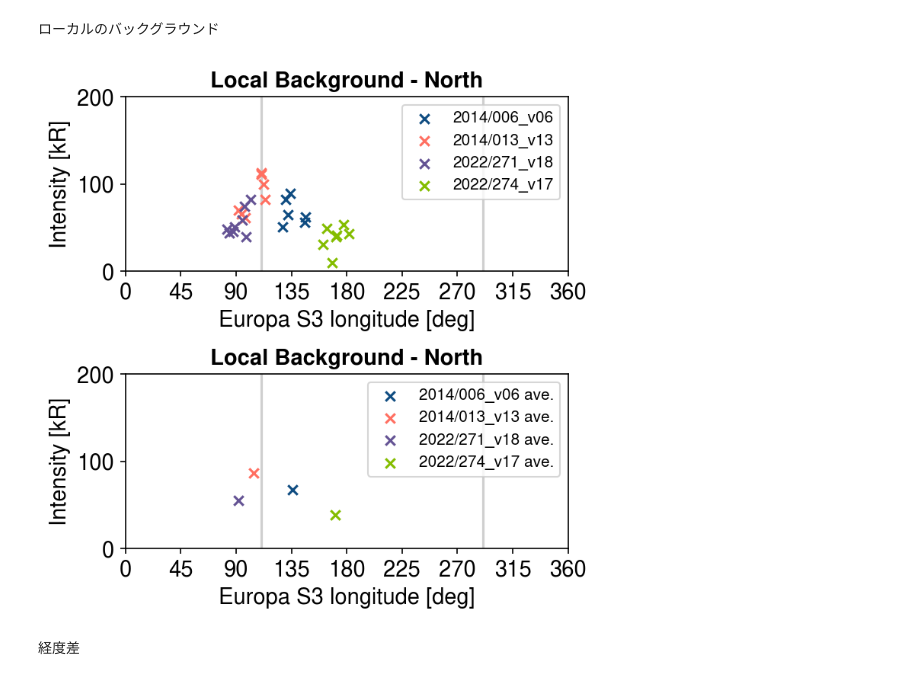
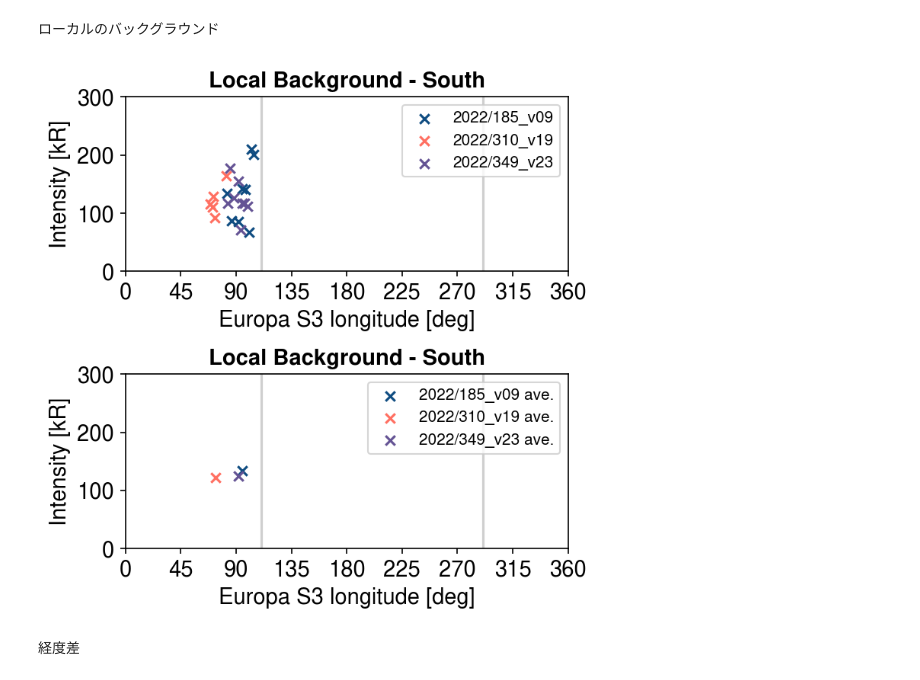
Before and after one commit to ShinnosukeSatoh/HST_Jupiter_footprints, a Jupyter notebook: photometry_plot.ipynb, the cells around one changed output. Drawn from its saved outputs; the diff is of its cells as text; code cells hidden in the pictures.

```diff
--- a/photometry_plot.ipynb
+++ b/photometry_plot.ipynb
@@ -67,7 +67,7 @@ JRM33計算結果
 # %% [markdown]
 EFPの明るさ
 # %%
-hem = 'North'
+hem = 'South'
 if hem == 'North':
     doy = north_doy
 elif hem == 'South':
@@ -79,7 +79,7 @@ fontsize = 14
 fig, ax = plt.subplots(2,1, figsize=(5,5), dpi=150)
 ax[0].set_title('Europa Footprint Brightness - '+hem, weight='bold', fontsize=fontsize)
 ax[0].set_xlim(0,360)
-ax[0].set_ylim(0,300)
+ax[0].set_ylim(0,400)
 # ax.set_yticks(np.linspace(-10,200,5))
 # ax.set_yticklabels(np.linspace(-10,200,5))
 ax[0].set_xticks(np.linspace(0,360,9))
@@ -100,11 +100,11 @@ for i in range(len(doy)):
     ax[0].scatter(moons30_arr, b0_arr, marker='x', c=cpalette[i], label=doy[i], zorder=1)
 ax[0].axvline(x=110.61452513966482, color='#cfcfcf', zorder=0.5)
 ax[0].axvline(x=110.61452513966482+180, color='#cfcfcf', zorder=0.5)
-ax[0].legend()
+ax[0].legend(loc='upper right')
 
 ax[1].set_title('Europa Footprint Brightness - '+hem, weight='bold', fontsize=fontsize)
 ax[1].set_xlim(0,360)
-ax[1].set_ylim(0,300)
+ax[1].set_ylim(0,400)
 # ax.set_yticks(np.linspace(-10,200,5))
 # ax.set_yticklabels(np.linspace(-10,200,5))
 ax[1].set_xticks(np.linspace(0,360,9))
@@ -125,7 +125,7 @@ for i in range(len(doy)):
     ax[1].scatter(moons30_ave, b0_ave, marker='x', c=cpalette[i], label=doy[i]+' ave.', zorder=1)
 ax[1].axvline(x=110.61452513966482, color='#cfcfcf', zorder=0.5)
 ax[1].axvline(x=110.61452513966482+180, color='#cfcfcf', zorder=0.5)
-ax[1].legend()
+ax[1].legend(loc='upper right')
 fig.tight_layout()
 plt.show()
 # %% [output]
@@ -133,7 +133,7 @@ plt.show()
 # %% [markdown]
 スポット内トータル
 # %%
-hem = 'North'
+hem = 'South'
 if hem == 'North':
     doy = north_doy
 elif hem == 'South':
@@ -145,7 +145,7 @@ fontsize = 14
 fig, ax = plt.subplots(2,1, figsize=(5,5), dpi=150)
 ax[0].set_title('Total Brightness - '+hem, weight='bold', fontsize=fontsize)
 ax[0].set_xlim(0,360)
-ax[0].set_ylim(0,400)
+ax[0].set_ylim(0,600)
 # ax.set_yticks(np.linspace(-10,200,5))
 # ax.set_yticklabels(np.linspace(-10,200,5))
 ax[0].set_xticks(np.linspace(0,360,9))
@@ -166,11 +166,11 @@ for i in range(len(doy)):
     ax[0].scatter(moons30_arr, b0_arr+b1_arr, marker='x', c=cpalette[i], label=doy[i], zorder=1)
 ax[0].axvline(x=110.61452513966482, color='#cfcfcf', zorder=0.5)
 ax[0].axvline(x=110.61452513966482+180, color='#cfcfcf', zorder=0.5)
-ax[0].legend()
+ax[0].legend(loc='upper right')
 
 ax[1].set_title('Total Brightness - '+hem, weight='bold', fontsize=fontsize)
 ax[1].set_xlim(0,360)
-ax[1].set_ylim(0,400)
+ax[1].set_ylim(0,600)
 # ax.set_yticks(np.linspace(-10,200,5))
 # ax.set_yticklabels(np.linspace(-10,200,5))
 ax[1].set_xticks(np.linspace(0,360,9))
@@ -191,7 +191,7 @@ for i in range(len(doy)):
     ax[1].scatter(moons30_ave, b0_ave+b1_ave, marker='x', c=cpalette[i], label=doy[i]+' ave.', zorder=1)
 ax[1].axvline(x=110.61452513966482, color='#cfcfcf', zorder=0.5)
 ax[1].axvline(x=110.61452513966482+180, color='#cfcfcf', zorder=0.5)
-ax[1].legend()
+ax[1].legend(loc='upper right')
 fig.tight_layout()
 plt.show()
 # %% [output]
@@ -199,7 +199,7 @@ plt.show()
 # %% [markdown]
 ローカルのバックグラウンド
 # %%
-hem = 'North'
+hem = 'South'
 if hem == 'North':
     doy = north_doy
 elif hem == 'South':
@@ -211,7 +211,7 @@ fontsize = 14
 fig, ax = plt.subplots(2,1, figsize=(5,5), dpi=150)
 ax[0].set_title('Local Background - '+hem, weight='bold', fontsize=fontsize)
 ax[0].set_xlim(0,360)
-ax[0].set_ylim(0,200)
+ax[0].set_ylim(0,300)
 # ax.set_yticks(np.linspace(-10,200,5))
 # ax.set_yticklabels(np.linspace(-10,200,5))
 ax[0].set_xticks(np.linspace(0,360,9))
@@ -231,36 +231,36 @@ for i in range(len(doy)):
     b1_arr = b1_arr[idx]
     ax[0].scatter(moons30_arr, b1_arr, marker='x', c=cpalette[i], label=doy[i], zorder=1)
 ax[0].axvline(x=110.61452513966482, color='#cfcfcf', zorder=0.5)
 ax[0].axvline(x=110.61452513966482+180, color='#cfcfcf', zorder=0.5)
-ax[0].legend()
+ax[0].legend(loc='upper right')
 
 ax[1].set_title('Local Background - '+hem, weight='bold', fontsize=fontsize)
 ax[1].set_xlim(0,360)
-ax[1].set_ylim(0,200)
+ax[1].set_ylim(0,300)
 # ax.set_yticks(np.linspace(-10,200,5))
 # ax.set_yticklabels(np.linspace(-10,200,5))
 ax[1].set_xticks(np.linspace(0,360,9))
 ax[1].set_xticklabels(np.linspace(0,360,9, dtype=int))
 ax[1].set_xlabel('Europa S3 longitude [deg]', fontsize=fontsize)
 ax[1].set_ylabel('Intensity [kR]', fontsize=fontsize)
 ax[1].tick_params(axis='x', labelsize=fontsize)
 ax[1].tick_params(axis='y', labelsize=fontsize)
 for i in range(len(doy)):
     csvname0 = 'img/red3/EUROPA/'+doy[i]+'/brightness.csv'
     utc, b0_arr, b1_arr, efplat0_arr, efpwlong0_arr, moons30_arr = load(csvname0)
     idx = np.where(b0_arr>0)
     efplat0_ave = np.average(efplat0_arr[idx])
     efpwlong0_ave = np.average(efpwlong0_arr[idx])
     moons30_ave = np.average(moons30_arr[idx])
     b0_ave = np.average(b0_arr[idx])
     b1_ave = np.average(b1_arr[idx])
     ax[1].scatter(moons30_ave, b1_ave, marker='x', c=cpalette[i], label=doy[i]+' ave.', zorder=1)
 ax[1].axvline(x=110.61452513966482, color='#cfcfcf', zorder=0.5)
 ax[1].axvline(x=110.61452513966482+180, color='#cfcfcf', zorder=0.5)
-ax[1].legend()
+ax[1].legend(loc='upper right')
 fig.tight_layout()
 plt.show()
 # %% [output]
-[figure, old version]
+[figure, new version]
 # %% [markdown]
 経度差
```
Also changed, not shown: parts of 6 cells of this notebook.
